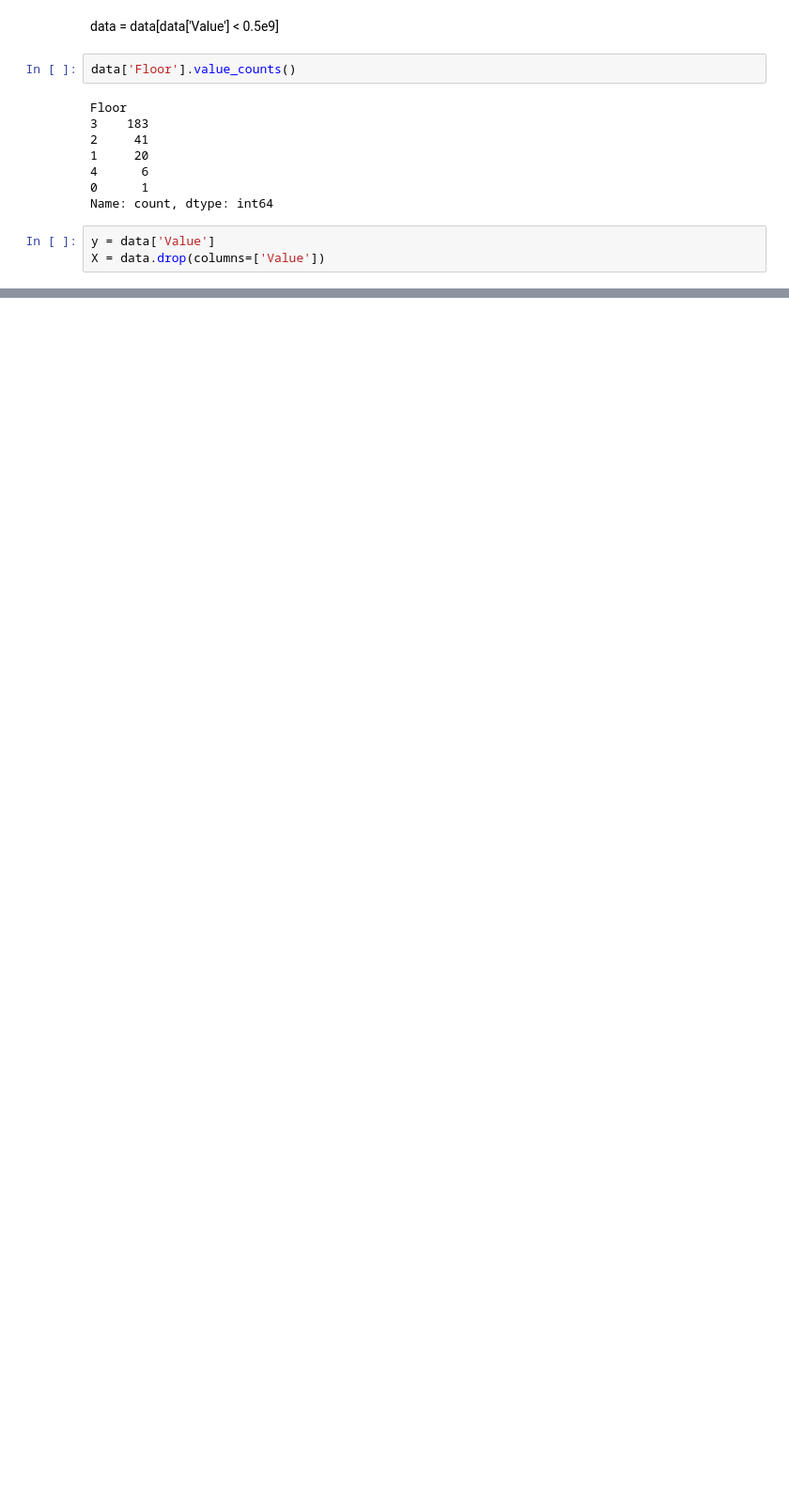
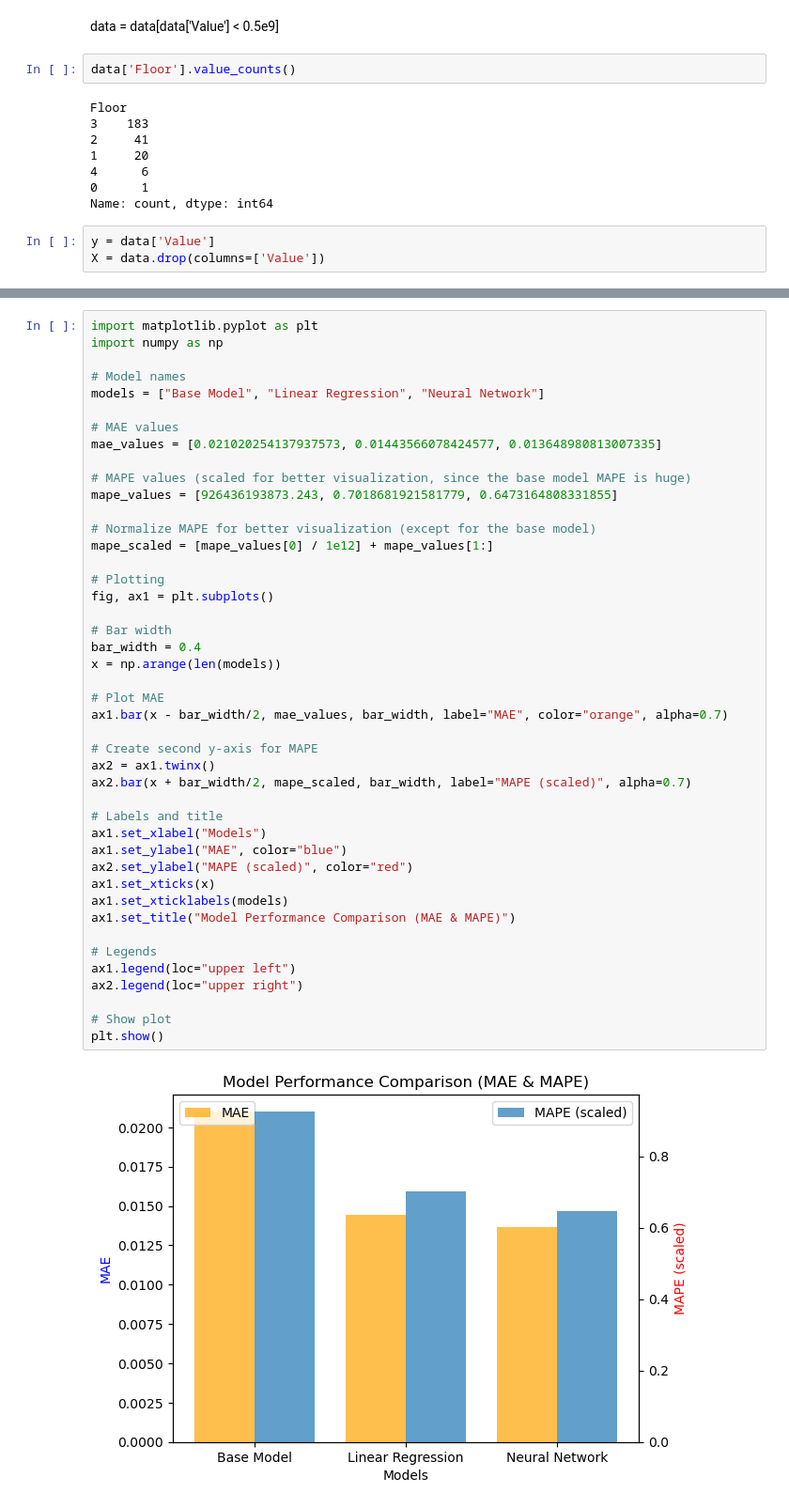
Before and after one commit to Atanseiye/real_estate, a Jupyter notebook: Untitled.ipynb, the cells around one changed output, grey strips where cells are left out. Shown: that part at 94% size. Drawn from its saved outputs; the diff is of its cells as text; blank space fills up the shorter version.

Commit message:
second model

```diff
--- a/Untitled.ipynb
+++ b/Untitled.ipynb
@@ -185,0 +191,46 @@ MEA: 0.01443566078424577
+# %%
+import matplotlib.pyplot as plt
+import numpy as np
+
+# Model names
+models = ["Base Model", "Linear Regression", "Neural Network"]
+
+# MAE values
+mae_values = [0.021020254137937573, 0.01443566078424577, 0.013648980813007335]
+
+# MAPE values (scaled for better visualization, since the base model MAPE is huge)
+mape_values = [926436193873.243, 0.7018681921581779, 0.6473164808331855]
+
+# Normalize MAPE for better visualization (except for the base model)
+mape_scaled = [mape_values[0] / 1e12] + mape_values[1:]
+
+# Plotting
+fig, ax1 = plt.subplots()
+
+# Bar width
+bar_width = 0.4
+x = np.arange(len(models))
+
+# Plot MAE
+ax1.bar(x - bar_width/2, mae_values, bar_width, label="MAE", color="orange", alpha=0.7)
+
+# Create second y-axis for MAPE
+ax2 = ax1.twinx()
+ax2.bar(x + bar_width/2, mape_scaled, bar_width, label="MAPE (scaled)", alpha=0.7)
+
+# Labels and title
+ax1.set_xlabel("Models")
+ax1.set_ylabel("MAE", color="blue")
+ax2.set_ylabel("MAPE (scaled)", color="red")
+ax1.set_xticks(x)
+ax1.set_xticklabels(models)
+ax1.set_title("Model Performance Comparison (MAE & MAPE)")
+
+# Legends
+ax1.legend(loc="upper left")
+ax2.legend(loc="upper right")
+
+# Show plot
+plt.show()
+# %% [output]
+[figure, added]
```
Also changed, not shown: parts of 12 cells of this notebook, 4 other files.
